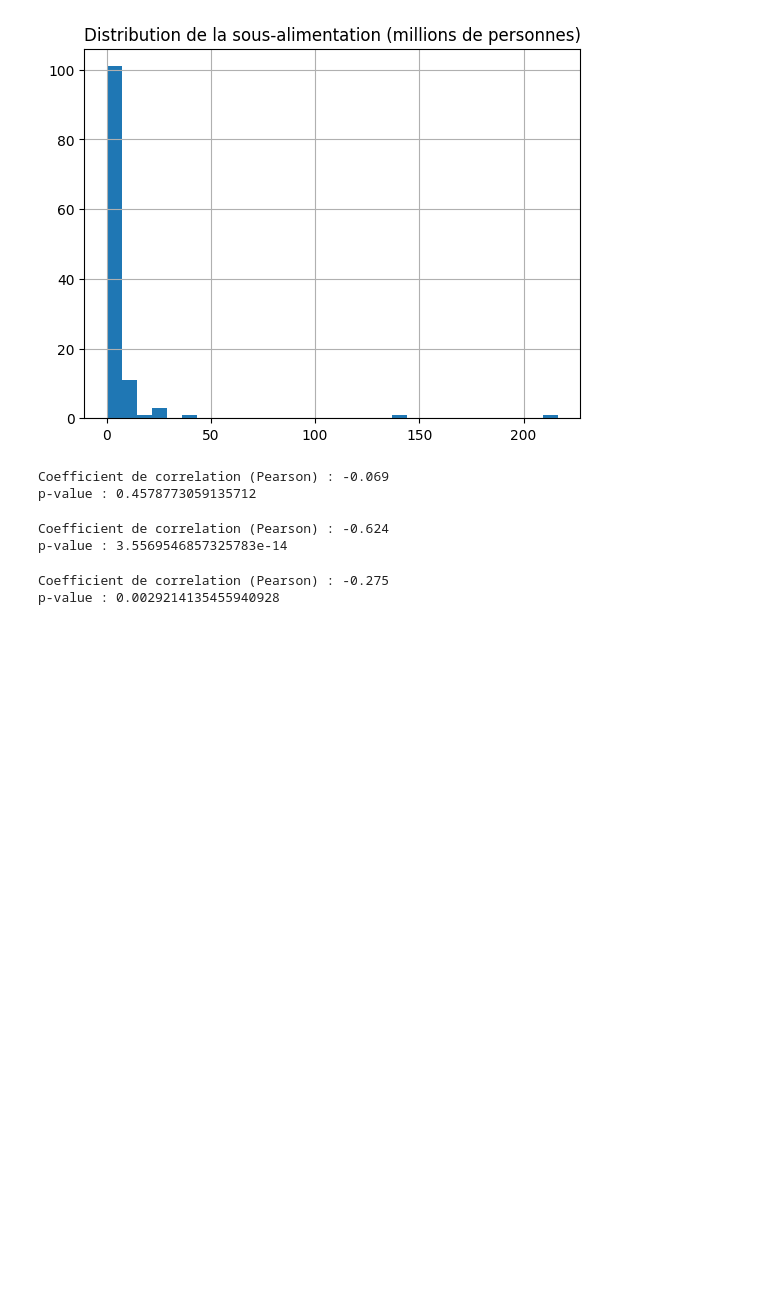
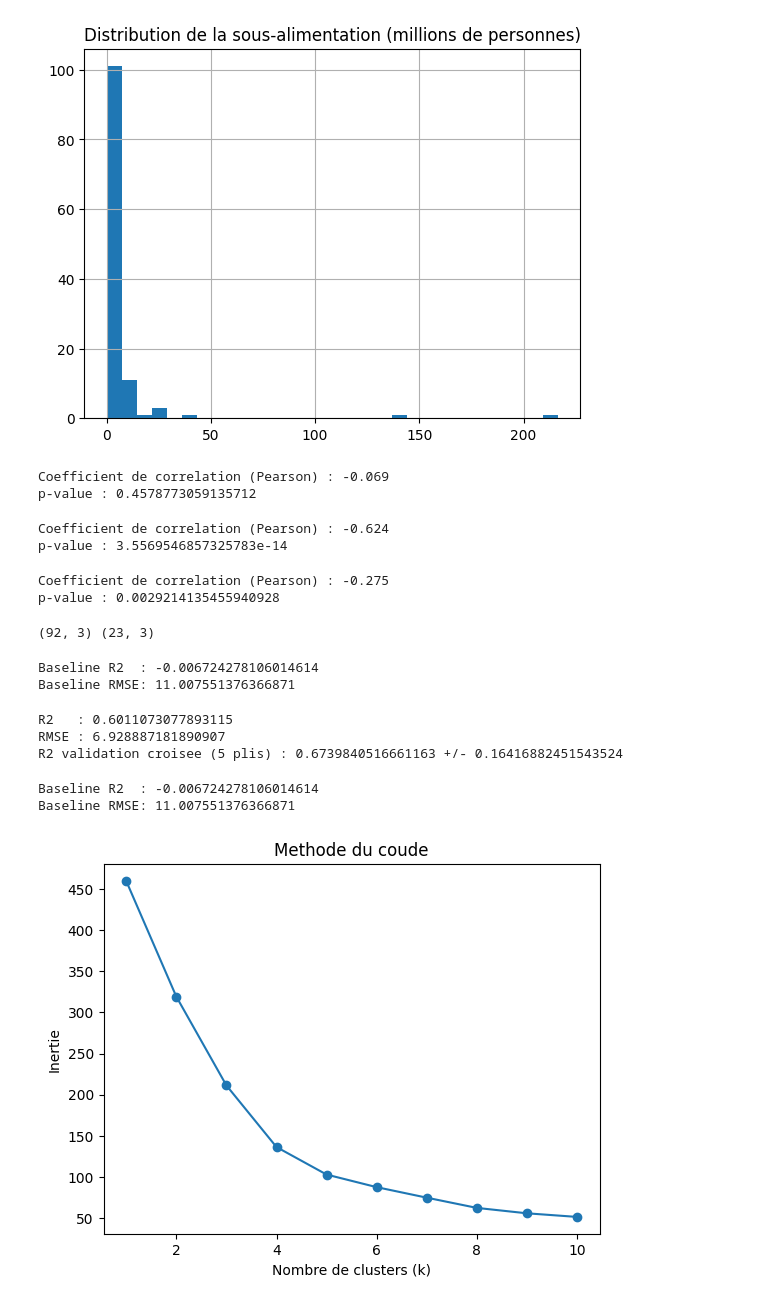
Before and after one commit to nassorabd/mission-fao-malnutrition, a Jupyter notebook: mission_fao.ipynb, the cells around one changed output. Saved outputs shown, nothing was run; the diff lists cells and outputs as text; code cells hidden in the pictures; blank space fills up the shorter version.

Commit message:
Jour 4 - Regression, clustering K-Means, et documents de restitution finale

```diff
--- a/mission_fao.ipynb
+++ b/mission_fao.ipynb
@@ -275,3 +275,76 @@ print("p-value :", p_value3)
 # %% [output]
 Coefficient de correlation (Pearson) : -0.275
 p-value : 0.0029214135455940928
+# %%
+from sklearn.model_selection import train_test_split, cross_val_score
+from sklearn.linear_model import LinearRegression
+from sklearn.ensemble import RandomForestRegressor
+from sklearn.metrics import r2_score, mean_squared_error
+from sklearn.dummy import DummyRegressor
+import numpy as np
+
+# On travaille sur les lignes completes uniquement (pas de NaN sur les colonnes utilisees)
+colonnes_utiles = ["kcal_total", "cereales_par_habitant", "population", "taux_sous_alimentation"]
+reg_data = dataset.dropna(subset=colonnes_utiles)
+
+X_reg = reg_data[["kcal_total", "cereales_par_habitant", "population"]]
+y_reg = reg_data["taux_sous_alimentation"]
+
+X_train, X_test, y_train, y_test = train_test_split(X_reg, y_reg, test_size=0.2, random_state=42)
+print(X_train.shape, X_test.shape)
+# %% [output]
+(92, 3) (23, 3)
+# %%
+baseline = DummyRegressor(strategy="mean")
+baseline.fit(X_train, y_train)
+y_pred_baseline = baseline.predict(X_test)
+
+print("Baseline R2  :", r2_score(y_test, y_pred_baseline))
+print("Baseline RMSE:", np.sqrt(mean_squared_error(y_test, y_pred_baseline)))
+# %% [output]
+Baseline R2  : -0.006724278106014614
+Baseline RMSE: 11.007551376366871
+# %%
+model_reg = RandomForestRegressor(random_state=42, n_estimators=200)
+model_reg.fit(X_train, y_train)
+y_pred = model_reg.predict(X_test)
+
+print("R2   :", r2_score(y_test, y_pred))
+print("RMSE :", np.sqrt(mean_squared_error(y_test, y_pred)))
+
+scores_cv = cross_val_score(model_reg, X_reg, y_reg, cv=5, scoring="r2")
+print("R2 validation croisee (5 plis) :", scores_cv.mean(), "+/-", scores_cv.std())
+# %% [output]
+R2   : 0.6011073077893115
+RMSE : 6.928887181890907
+R2 validation croisee (5 plis) : 0.6739840516661163 +/- 0.16416882451543524
+# %%
+print("Baseline R2  :", r2_score(y_test, y_pred_baseline))
+print("Baseline RMSE:", np.sqrt(mean_squared_error(y_test, y_pred_baseline)))
+# %% [output]
+Baseline R2  : -0.006724278106014614
+Baseline RMSE: 11.007551376366871
+# %%
+from sklearn.preprocessing import StandardScaler
+from sklearn.cluster import KMeans
+
+colonnes_cluster = ["kcal_total", "cereales_par_habitant", "taux_sous_alimentation", "population"]
+cluster_data = dataset.dropna(subset=colonnes_cluster).copy()
+
+scaler = StandardScaler()
+X_cluster = scaler.fit_transform(cluster_data[colonnes_cluster])
+# %%
+inerties = []
+K_range = range(1, 11)
+for k in K_range:
+    km = KMeans(n_clusters=k, random_state=42, n_init=10)
+    km.fit(X_cluster)
+    inerties.append(km.inertia_)
+
+plt.plot(K_range, inerties, marker="o")
+plt.xlabel("Nombre de clusters (k)")
+plt.ylabel("Inertie")
+plt.title("Methode du coude")
+plt.show()
+# %% [output]
+[figure, added]
```
Also changed, not shown: parts of 3 cells of this notebook.
